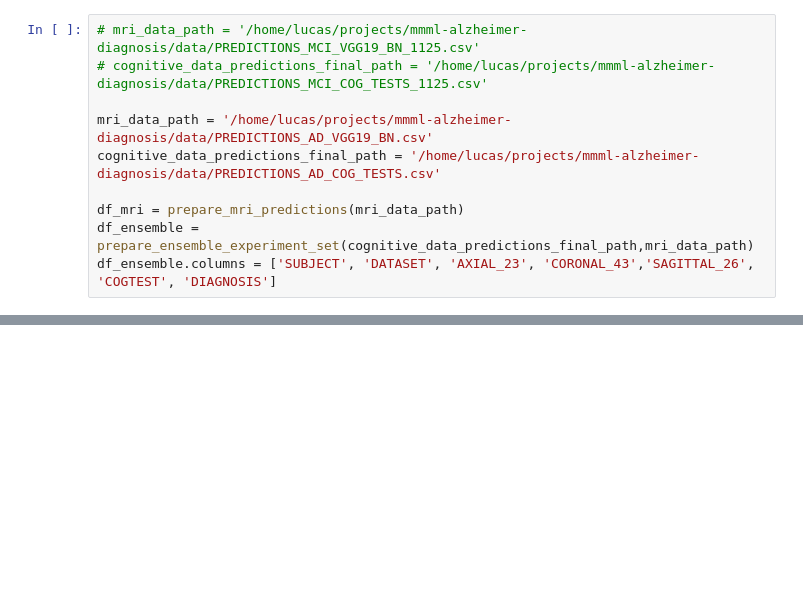
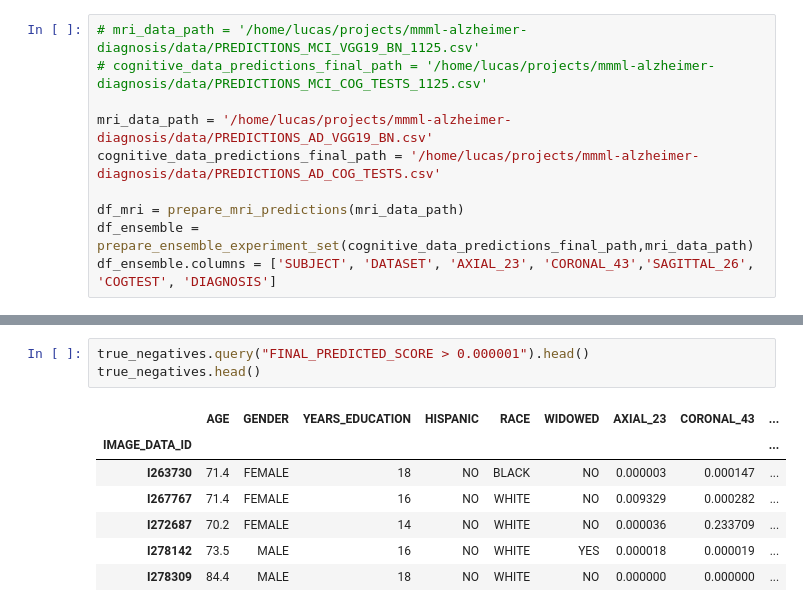
Before and after one commit to lucasthim/mmml-alzheimer-diagnosis, a Jupyter notebook: notebooks/dissertation/05_explanations_local_ensemble.ipynb, the cells around one changed output, grey strips where cells are left out. Drawn from its saved outputs; the diff is of its cells as text; blank space fills up the shorter version.

```diff
--- a/notebooks/dissertation/05_explanations_local_ensemble.ipynb
+++ b/notebooks/dissertation/05_explanations_local_ensemble.ipynb
@@ -223,0 +116,11 @@ fig= plot_local_explanation(ebm,df_test,df_patient_data,sample_id = sample_id,ti
+# %%
+true_negatives.query("FINAL_PREDICTED_SCORE > 0.000001").head()
+true_negatives.head()
+# %% [output]
+|  | AGE | GENDER | YEARS_EDUCATION | HISPANIC | RACE | WIDOWED | AXIAL_23 | CORONAL_43 | ... |
+| IMAGE_DATA_ID |  |  |  |  |  |  |  |  | ... |
+| I263730 | 71.4 | FEMALE | 18 | NO | BLACK | NO | 0.000003 | 0.000147 | ... |
+| I267767 | 71.4 | FEMALE | 16 | NO | WHITE | NO | 0.009329 | 0.000282 | ... |
+| I272687 | 70.2 | FEMALE | 14 | NO | WHITE | NO | 0.000036 | 0.233709 | ... |
+| I278142 | 73.5 | MALE | 16 | NO | WHITE | YES | 0.000018 | 0.000019 | ... |
+| I278309 | 84.4 | MALE | 18 | NO | WHITE | NO | 0.000000 | 0.000000 | ... |
```
Also changed, not shown: parts of 16 cells of this notebook, 5 other files.
